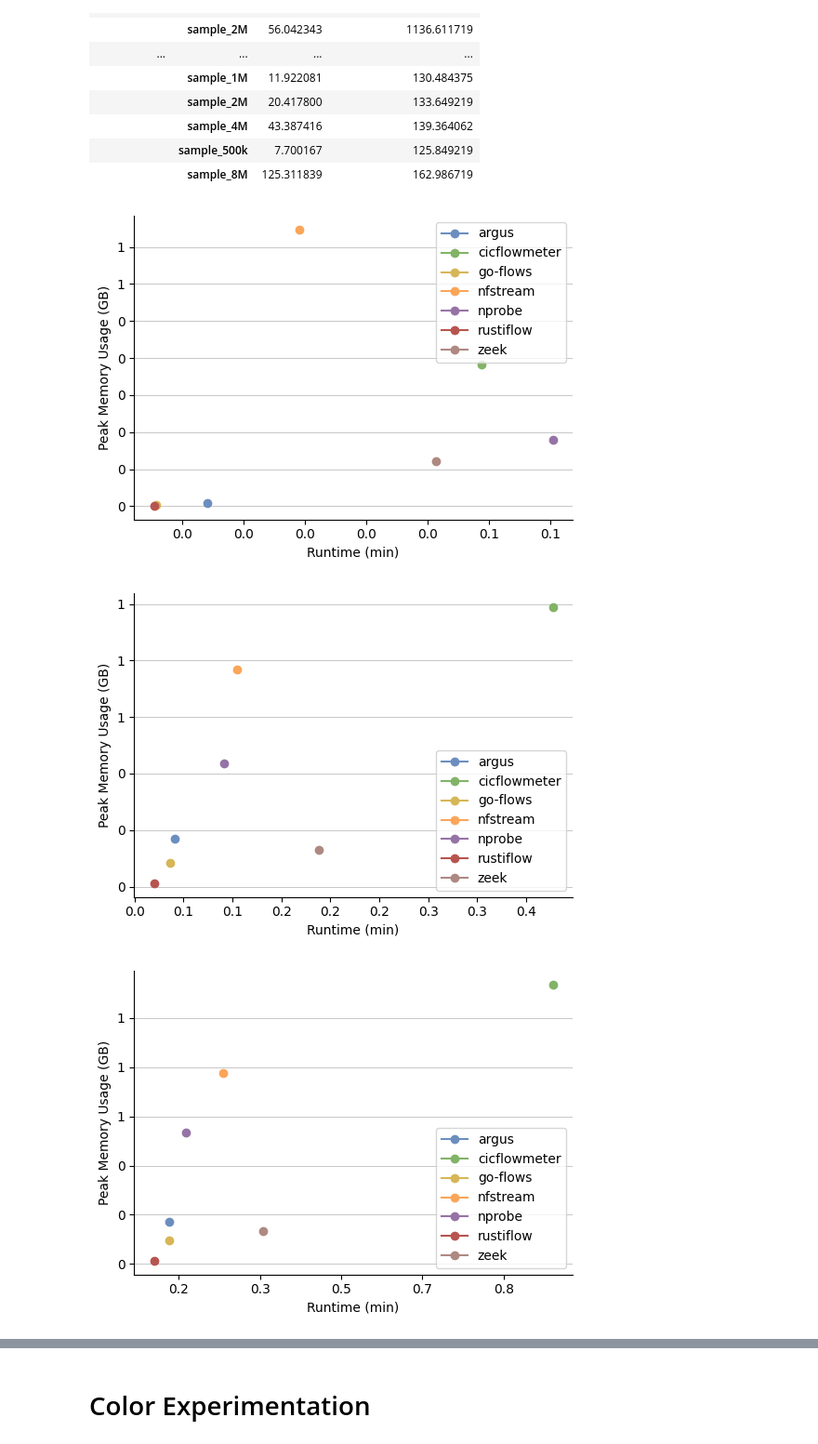
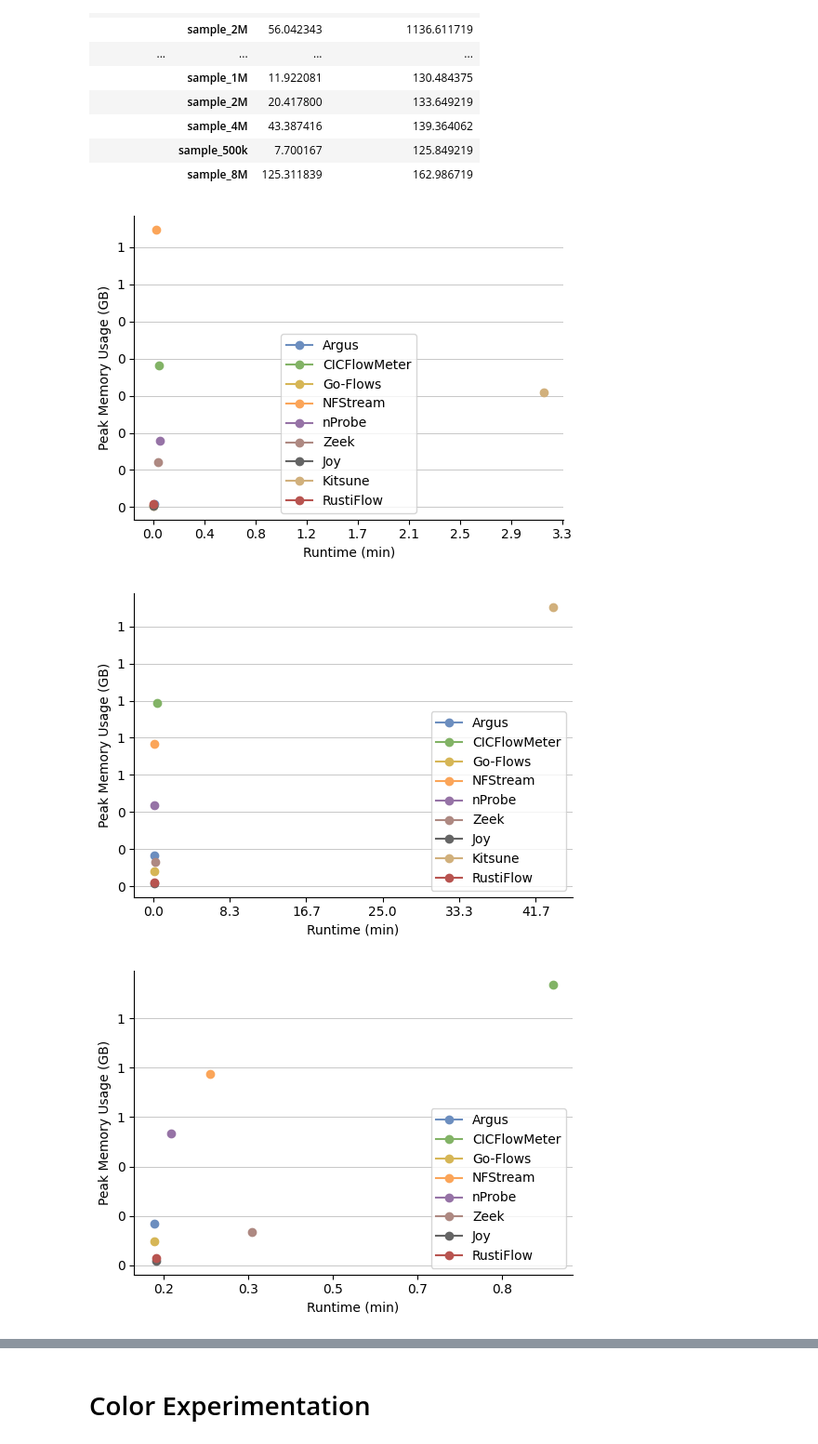
Before and after one commit to mielverkerken/RustiFlow-experiments, a Jupyter notebook: vizualisations/pcap.ipynb, the cells around one changed output, grey strips where cells are left out. Shown at 93% size. Saved outputs shown, nothing was run; the diff lists cells and outputs as text; code cells hidden in the pictures.

Commit message:
update pcap graphs

```diff
--- a/vizualisations/pcap.ipynb
+++ b/vizualisations/pcap.ipynb
@@ -20,5 +45,7 @@ exporters = ["argus", "cicflowmeter", "go-flows", "nfstream", "nprobe", "zeek",
 df_all = pd.DataFrame()
 for exporter in exporters:
     df = pd.read_csv(f"{result_dir}/{exporter}/summary_metrics.csv")
+    if exporter == "rustiflow-basic":
+        df["Extractor"] = "rustiflow-basic"
     df_all = pd.concat([df_all, df])
 # %%
@@ -364,7 +400,7 @@ label_offsets = {
     'nprobe': -15,
     'argus': -120,
     'go-flows': 10,
-    'rustiflow': 25,
+    'rustiflow': 50,
     'joy': -40,
     'kitsune': 120,
 }
@@ -389,14 +425,14 @@ for exporter in exporters:
         y_runtimes,
         marker=".",
         linestyle="-",
-        label=exporter,
+        label=label_fmt[exporter],
         color=color_map[exporter],
     )
     # Add exporter name next to the last data point in the same color
     ax.text(
         x_sizes_exporter[-1] + 200000,
         y_runtimes[-1] + label_offsets[exporter],
-        exporter,
+        label_fmt[exporter],
         color=line.get_color(),
         verticalalignment="center",
     )
@@ -459,7 +495,7 @@ label_offsets = {
     "nprobe": 6,
     "argus": 3,
     "go-flows": -2,
-    "rustiflow": -2,
+    "rustiflow": -7,
     "joy": -3,
     "kitsune": 0,
 }
@@ -490,7 +526,7 @@ for exporter in exporters:
             y_runtimes[:-1],
             marker=".",
             linestyle="-",
-            label=exporter,
+            label=label_fmt[exporter],
             color=color_map[exporter],
         )
         # Plot using sizes on the x-axis
@@ -499,14 +535,14 @@ for exporter in exporters:
             y_runtimes[-2:],
             marker=".",
             linestyle="--",
-            label=exporter,
+            label=label_fmt[exporter],
             color=line.get_color(),
         )
         # Add exporter name next to the last data point in the same color
         ax.text(
             x_sizes_exporter[-2] + 200000,
             y_runtimes[-2] + label_offsets[exporter],
-            exporter,
+            label_fmt[exporter],
             color=line.get_color(),
             verticalalignment="center",
         )
@@ -517,14 +553,14 @@ for exporter in exporters:
             y_runtimes,
             marker=".",
             linestyle="--",
-            label=exporter,
+            label=label_fmt[exporter],
             color=color_map[exporter],
         )
         # Add exporter name next to the first data point in the same color for kitsune
         ax.text(
             x_sizes_exporter[0] + 200000,
             y_runtimes[0] + label_offsets[exporter],
-            exporter,
+            label_fmt[exporter],
             color=line.get_color(),
             verticalalignment="center",
         )
@@ -535,14 +571,14 @@ for exporter in exporters:
             y_runtimes,
             marker=".",
             linestyle="-",
-            label=exporter,
+            label=label_fmt[exporter],
             color=color_map[exporter],
         )
         # Add exporter name next to the last data point in the same color
         ax.text(
             x_sizes_exporter[-1] + 200000,
             y_runtimes[-1] + label_offsets[exporter],
-            exporter,
+            label_fmt[exporter],
             color=line.get_color(),
             verticalalignment="center",
         )
@@ -604,32 +640,42 @@ df_all.groupby(['Extractor', 'PCAP File'])[['Runtime (s)', 'Max_Memory_Usage (MB
 # %%
 plt.rcParams['axes.prop_cycle'] = plt.cycler(color=sns.color_palette(colors))
 
 for pcap_file in ['sample_100k', 'sample_1M', 'sample_2M', 'sample_4M', 'sample_8M', 'cicids2017']:
     fig, ax = plt.subplots(figsize=(5.4, 4))
     ax.yaxis.grid(True, linewidth=0.5)
     ax.spines['top'].set_visible(False)
     ax.spines['right'].set_visible(False)
     ax.spines['left'].set_visible(True)
     ax.spines['bottom'].set_visible(True)
 
     for exporter in exporters:
         df = df_all[df_all['Extractor'] == exporter].groupby('PCAP File')[['Runtime (s)', 'Max_Memory_Usage (MB)']].mean()
 
         if pcap_file == 'cicids2017' and exporter == 'cicflowmeter':
             continue
 
-        ax.plot(df.loc[pcap_file, 'Runtime (s)'], df.loc[pcap_file, 'Max_Memory_Usage (MB)'], marker='o', linestyle='-', label=exporter, color=color_map[exporter])
+        if pcap_file not in ["sample_100k", "sample_1M"] and exporter == "kitsune":
+            continue
+
+        ax.plot(
+            df.loc[pcap_file, "Runtime (s)"],
+            df.loc[pcap_file, "Max_Memory_Usage (MB)"],
+            marker="o",
+            linestyle="-",
+            label=label_fmt[exporter],
+            color=color_map[exporter],
+        )
 
     # ax.set_xticks([0, 150, 300, 450, 600, 750, 900, 1050])
     ax.xaxis.set_major_formatter(FuncFormatter(lambda x, _: f'{x / 60:.1f}'))
     ax.yaxis.set_major_formatter(FuncFormatter(lambda x, _: f'{x / 1000:.0f}'))
     ax.set_xlabel('Runtime (min)')
     ax.set_ylabel('Peak Memory Usage (GB)')
     ax.legend()
     plt.tight_layout()
     plt.savefig(f'{fig_dir}/mem_vs_runtime_{pcap_file}.pdf', bbox_inches='tight')
     plt.show()
 # %% [output]
-[figure, old version]
+[figure, new version]
-[figure, old version]
+[figure, new version]
-[figure, old version]
+[figure, new version]
```
Also changed, not shown: parts of 11 cells of this notebook, 10 other files.
